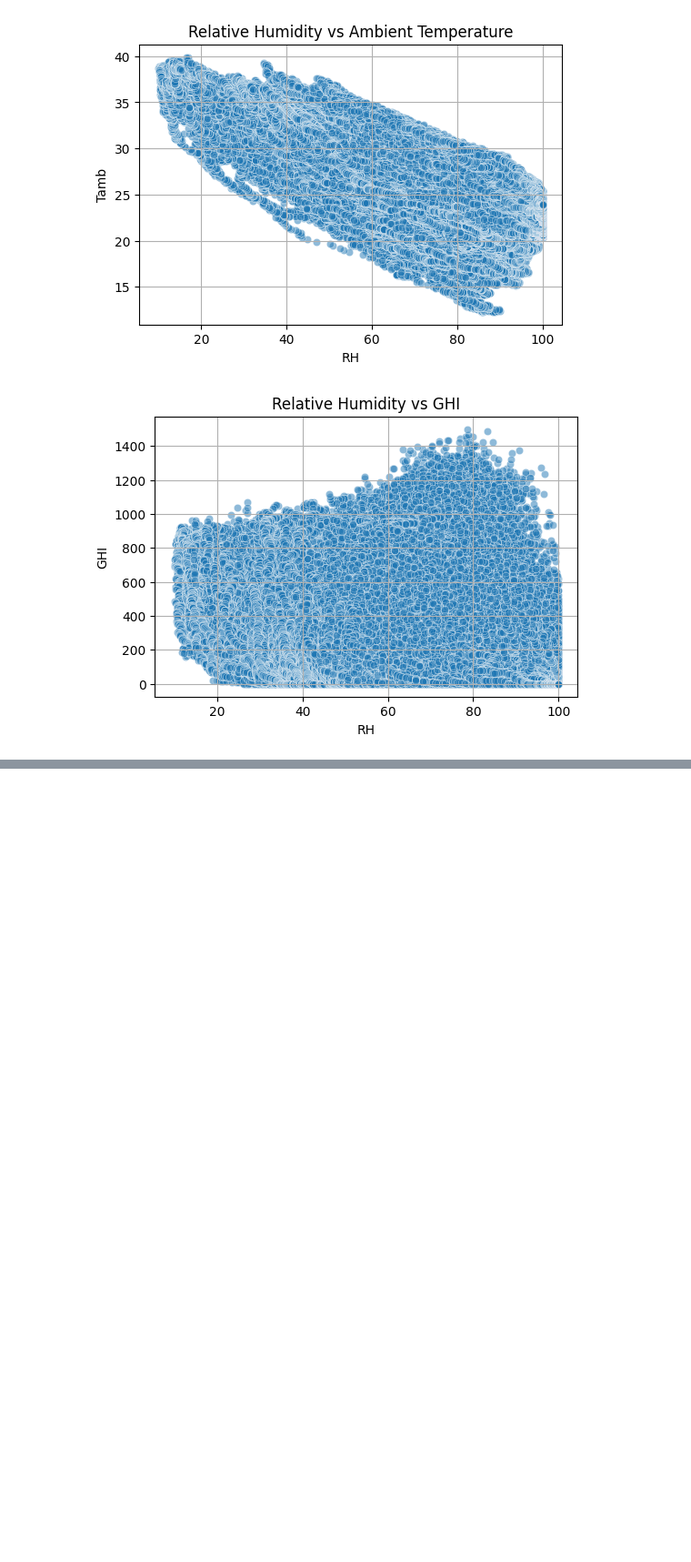
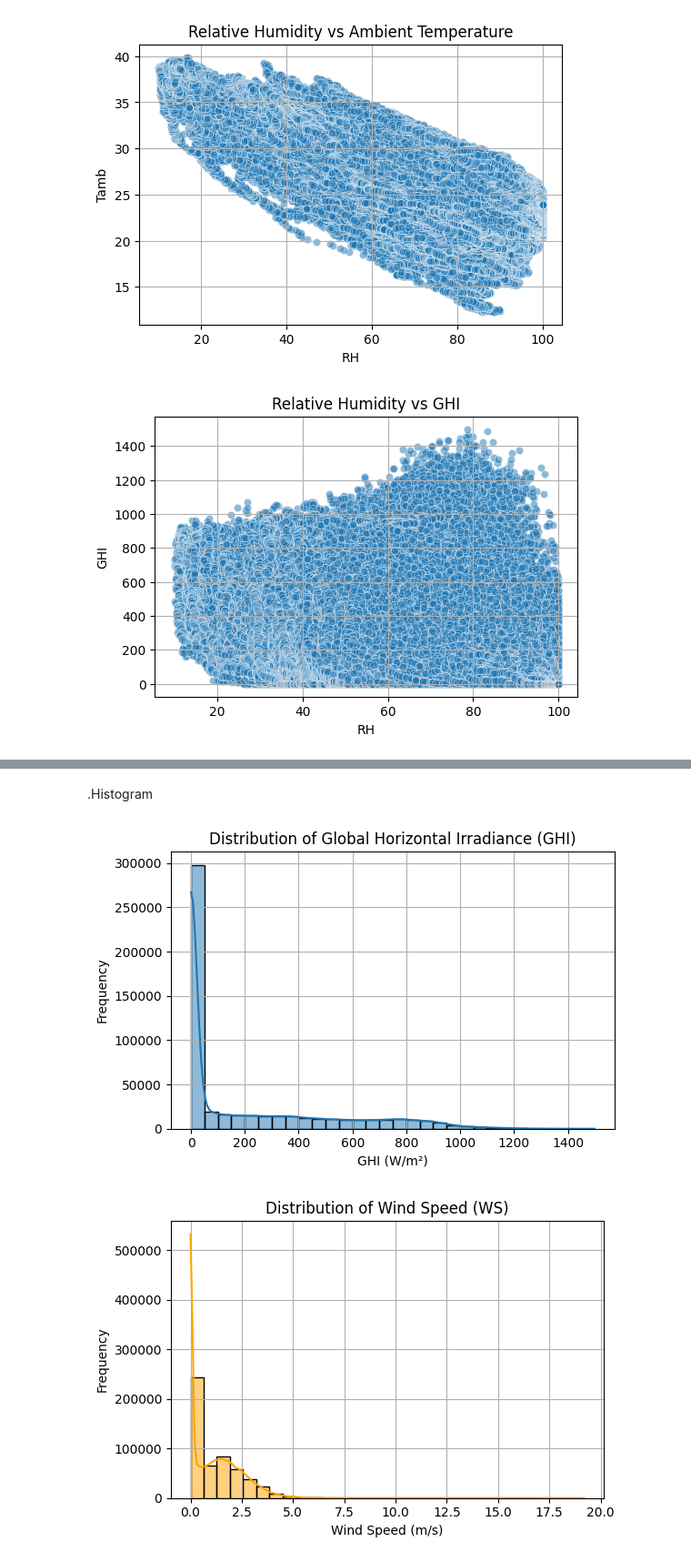
Before and after one commit to Filimon-H/Moonlight-Solar-Farm-Analysis, a Jupyter notebook: notebooks/sierraleone_EDA.ipynb, the cells around one changed output, grey strips where cells are left out. Shown at 91% size. Saved outputs shown, nothing was run; the diff lists cells and outputs as text; code cells hidden in the pictures; blank space fills up the shorter version.

```diff
--- a/notebooks/sierraleone_EDA.ipynb
+++ b/notebooks/sierraleone_EDA.ipynb
@@ -416,0 +434,25 @@ plt.show()
+# %% [markdown]
+.Histogram
+# %%
+# Histogram for GHI
+plt.figure(figsize=(6, 4))
+sns.histplot(df['GHI'].dropna(), bins=30, kde=True)
+plt.title("Distribution of Global Horizontal Irradiance (GHI)")
+plt.xlabel("GHI (W/m²)")
+plt.ylabel("Frequency")
+plt.grid(True)
+plt.tight_layout()
+plt.show()
+
+# Histogram for Wind Speed (WS)
+plt.figure(figsize=(6, 4))
+sns.histplot(df['WS'].dropna(), bins=30, kde=True, color='orange')
+plt.title("Distribution of Wind Speed (WS)")
+plt.xlabel("Wind Speed (m/s)")
+plt.ylabel("Frequency")
+plt.grid(True)
+plt.tight_layout()
+plt.show()
+# %% [output]
+[figure, added]
+[figure, added]
```
Also changed, not shown: parts of 4 cells of this notebook.
